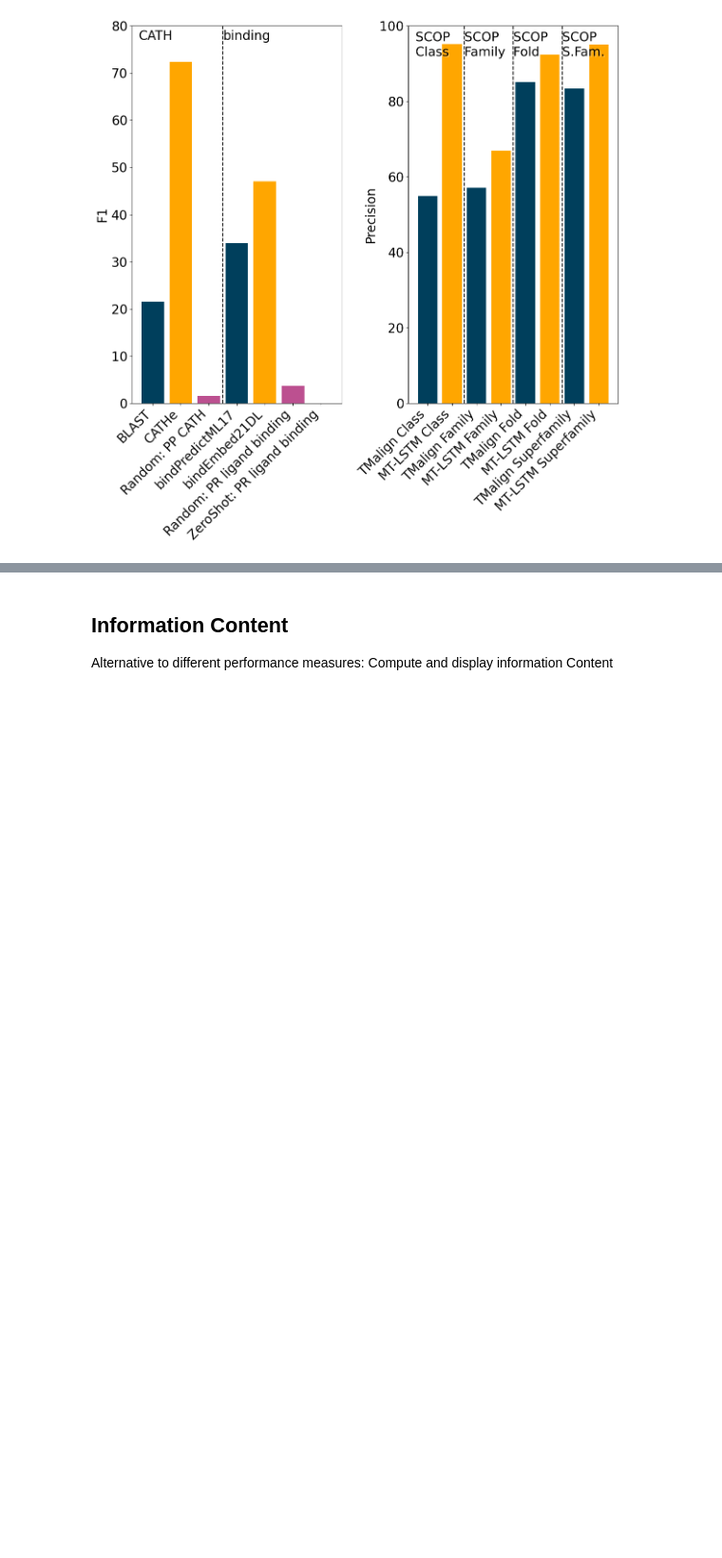
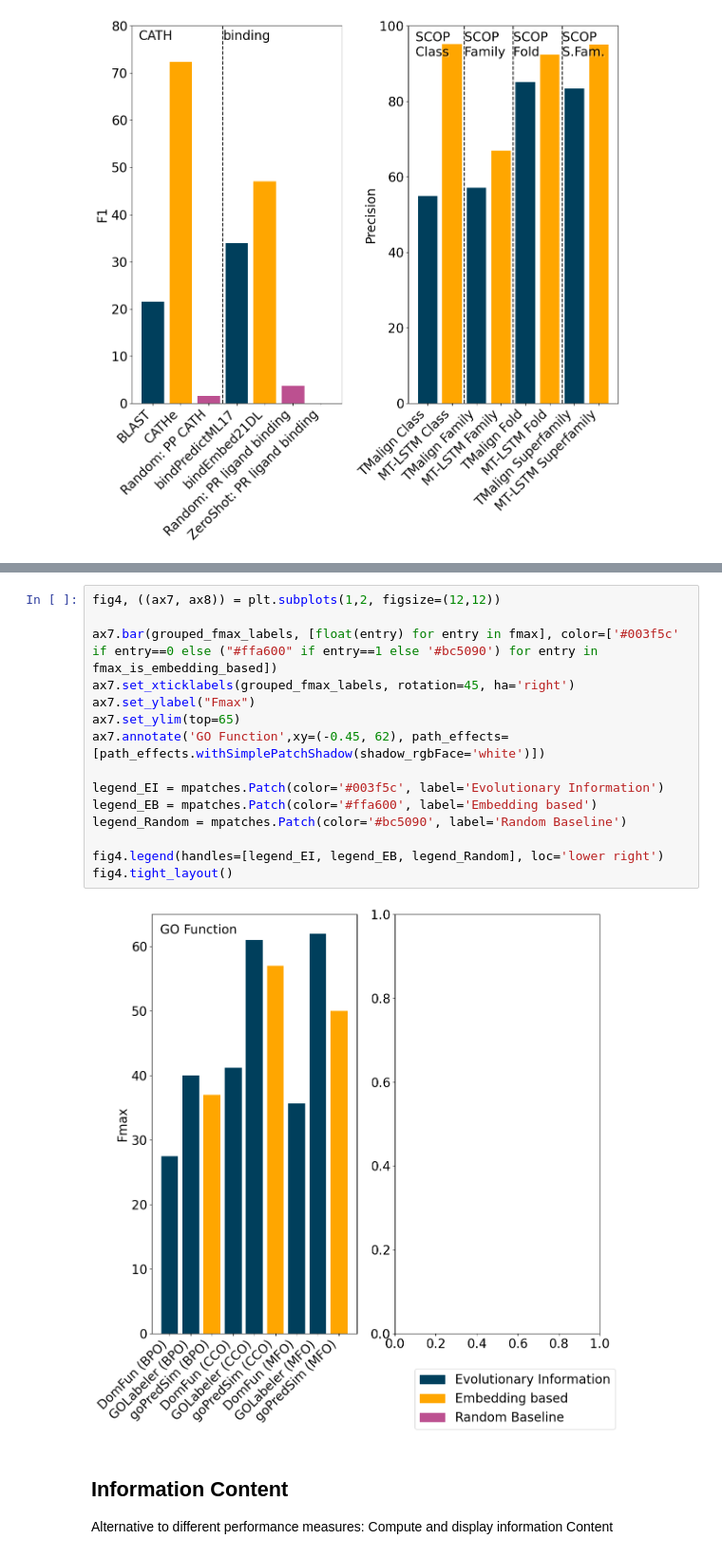
Before and after one commit to erckert/EV-embeddings-figures, a Jupyter notebook: visualizeResults.ipynb, the cells around one changed output, grey strips where cells are left out. Shown at 95% size. Cells and saved outputs as stored; diff of their text form; blank space fills up the shorter version.

```diff
--- a/visualizeResults.ipynb
+++ b/visualizeResults.ipynb
@@ -283,3 +280,20 @@ fig3.tight_layout()
+# %%
+fig4, ((ax7, ax8)) = plt.subplots(1,2, figsize=(12,12))
+
+ax7.bar(grouped_fmax_labels, [float(entry) for entry in fmax], color=['#003f5c' if entry==0 else ("#ffa600" if entry==1 else '#bc5090') for entry in fmax_is_embedding_based])
+ax7.set_xticklabels(grouped_fmax_labels, rotation=45, ha='right')
+ax7.set_ylabel("Fmax")
+ax7.set_ylim(top=65)
+ax7.annotate('GO Function',xy=(-0.45, 62), path_effects=[path_effects.withSimplePatchShadow(shadow_rgbFace='white')])
+
+legend_EI = mpatches.Patch(color='#003f5c', label='Evolutionary Information')
+legend_EB = mpatches.Patch(color='#ffa600', label='Embedding based')
+legend_Random = mpatches.Patch(color='#bc5090', label='Random Baseline')
+
+fig4.legend(handles=[legend_EI, legend_EB, legend_Random], loc='lower right')
+fig4.tight_layout()
+# %% [output]
+[figure, added]
 # %% [markdown]
 ## Information Content
 Alternative to different performance measures: Compute and display information Content
```
Also changed, not shown: parts of 8 cells of this notebook, 2 other files.
